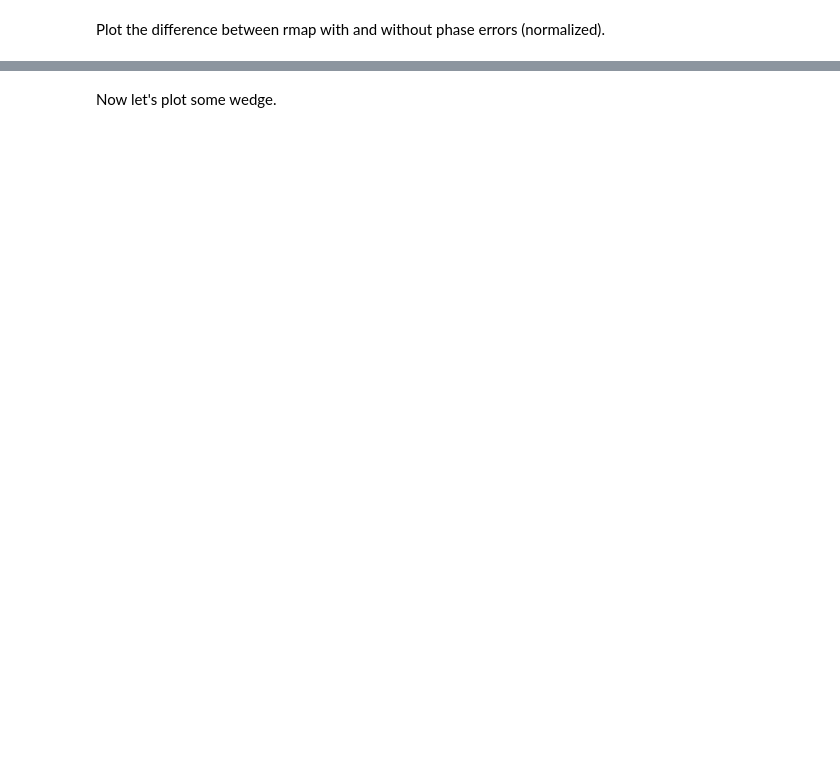
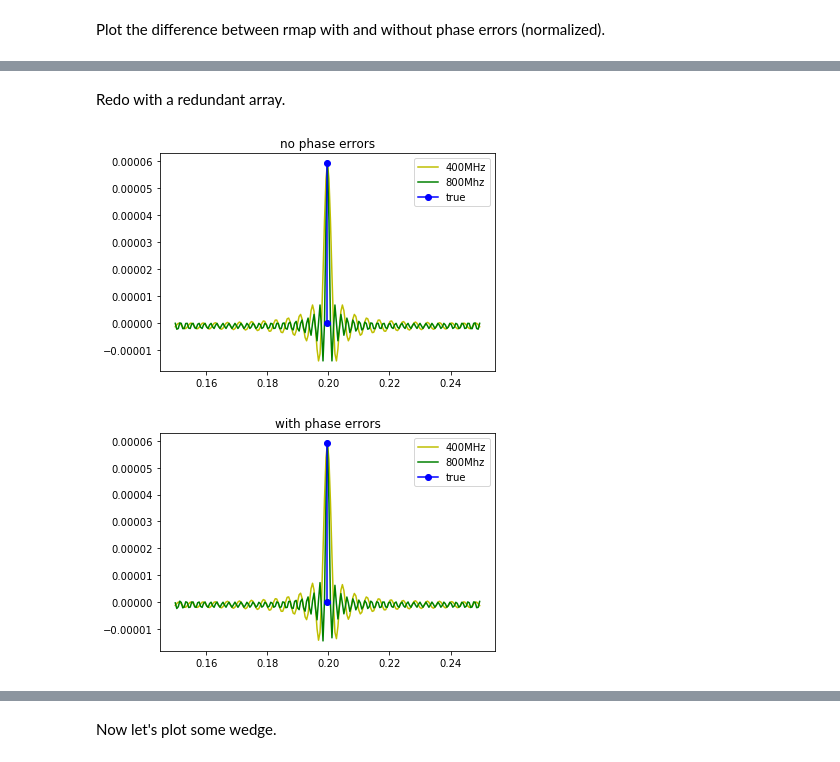
Before and after one commit to yukanak/radio1d, a Jupyter notebook: notebooks/telescope_1d_play.ipynb, the cells around one changed output, grey strips where cells are left out. Cells and saved outputs as stored; diff of their text form; code cells hidden in the pictures; blank space fills up the shorter version.

```diff
--- a/notebooks/telescope_1d_play.ipynb
+++ b/notebooks/telescope_1d_play.ipynb
@@ -112,0 +117,26 @@ Plot the difference between rmap with and without phase errors (normalized).
+# %% [markdown]
+Redo with a redundant array.
+# %%
+telescope = telescope_1d.Telescope1D(Nfreq=256, Ndishes=32, DDish=6, Npix=2**12, Npad=2**8,
+                                     minfreq=400, maxfreq=800, redundant=True)
+
+uvplane = telescope.uv2uvplane(uv, indices=None)
+rmap_no_error = telescope.get_obs_rmap(uvplane, time_error_sigma=0)
+rmap_with_error = telescope.get_obs_rmap(uvplane, time_error_sigma=10e-12)
+
+plt.plot(telescope.alpha[wal],rmap_no_error[0,wal[0]],'y-',label='400MHz')
+plt.plot(telescope.alpha[wal],rmap_no_error[255,wal[0]],'g-',label='800Mhz')
+plt.plot([al,al],[0,rmap_no_error.max()],'bo-',label='true')
+plt.title('no phase errors')
+plt.legend()
+plt.show()
+
+plt.plot(telescope.alpha[wal],rmap_with_error[0,wal[0]],'y-',label='400MHz')
+plt.plot(telescope.alpha[wal],rmap_with_error[255,wal[0]],'g-',label='800Mhz')
+plt.plot([al,al],[0,rmap_with_error.max()],'bo-',label='true')
+plt.title('with phase errors')
+plt.legend()
+plt.show()
+# %% [output]
+[figure, added]
+[figure, added]
```
Also changed, not shown: parts of 12 cells of this notebook.
